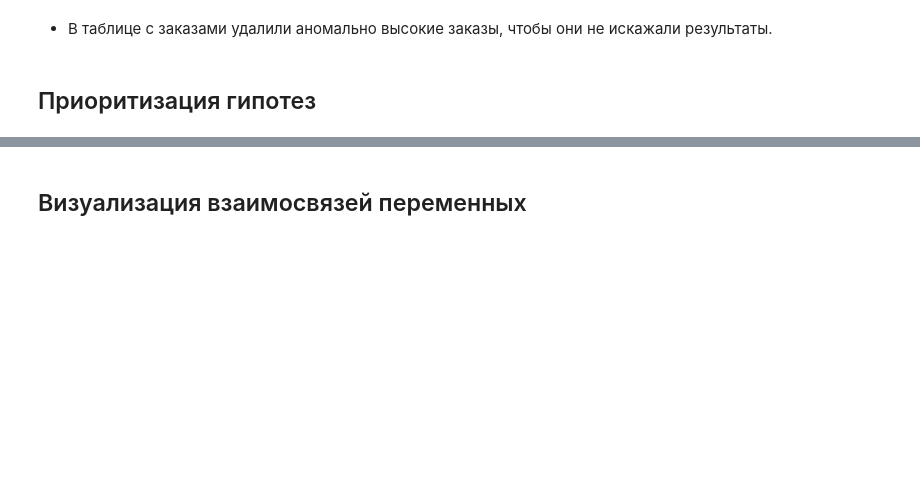
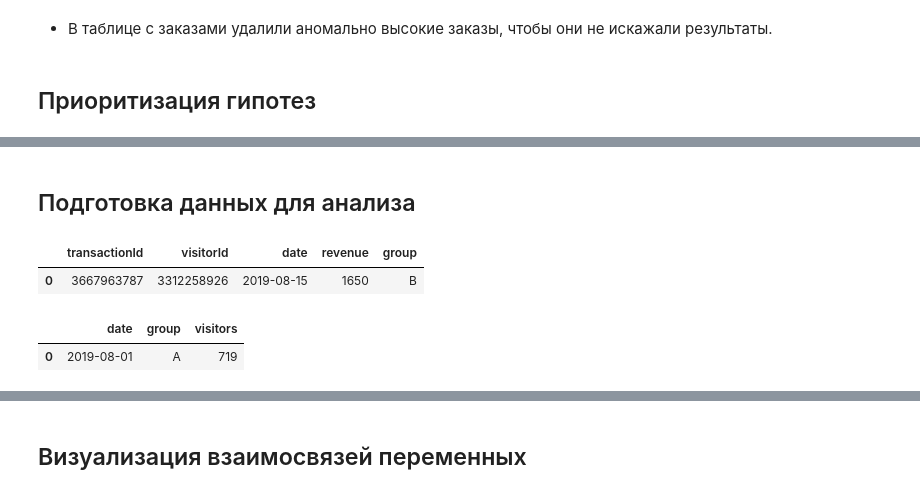
Before and after one commit to PAGriAnalytics/pagri-projects, a Jupyter notebook: quarto/projects/revenue_growth_hypotheses/revenue_growth_hypotheses.ipynb, the cells around one changed output, grey strips where cells are left out. Drawn from its saved outputs; the diff is of its cells as text; code cells hidden in the pictures; blank space fills up the shorter version.

Commit message:
[main] at 2024-12-19 14:34:01 with changes: quarto/projects/revenue_growth_hypotheses/revenue_growth_hypotheses.ipynb prev commit: 216ab5e

```diff
--- a/quarto/projects/revenue_growth_hypotheses/revenue_growth_hypotheses.ipynb
+++ b/quarto/projects/revenue_growth_hypotheses/revenue_growth_hypotheses.ipynb
@@ -493,0 +532,14 @@ df_orders.shape[0]
+# %%
+pd.set_option('display.max_colwidth', original_max_colwidth)
+# %% [markdown]
+## Подготовка данных для анализа
+# %%
+df_orders.head(1)
+# %% [output]
+|  | transactionId | visitorId | date | revenue | group |
+| 0 | 3667963787 | 3312258926 | 2019-08-15 | 1650 | B |
+# %%
+df_visitors.head(1)
+# %% [output]
+|  | date | group | visitors |
+| 0 | 2019-08-01 | A | 719 |
```
Also changed, not shown: parts of 31 cells of this notebook.
